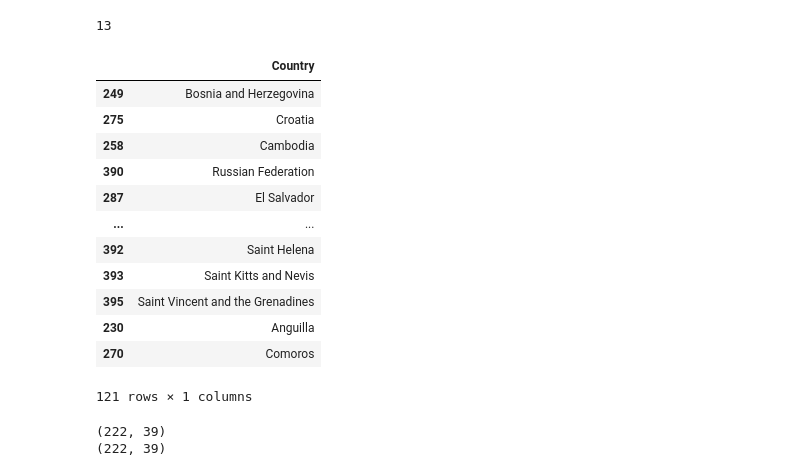
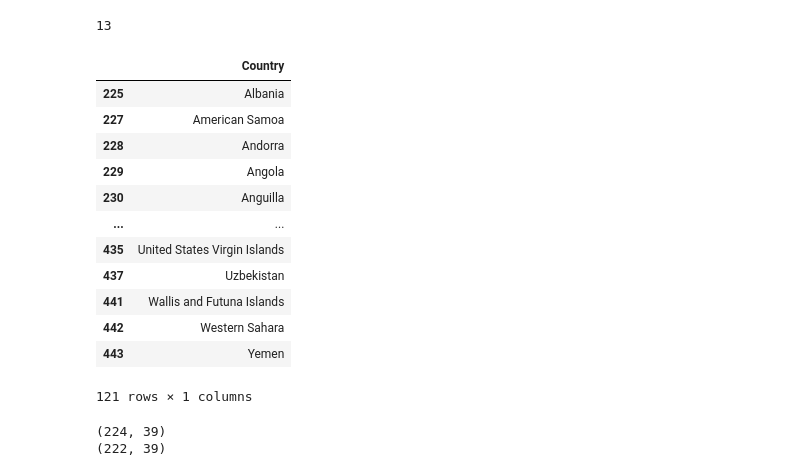
Before and after one commit to leangaurav/dsc_weekday_1, a Jupyter notebook: Assignments/shubham_k/sk_AustraliaImmigrantsPandas.ipynb, the cells around one changed output. Saved outputs shown, nothing was run; the diff lists cells and outputs as text; code cells hidden in the pictures.

```diff
--- a/Assignments/shubham_k/sk_AustraliaImmigrantsPandas.ipynb
+++ b/Assignments/shubham_k/sk_AustraliaImmigrantsPandas.ipynb
@@ -282,26 +282,26 @@ a.Country[a.Total==0].count()
 # %% [output]
 13
 # %%
-a.loc[a[a.columns[4:]].apply(lambda x:x==0).any(axis=1),['Country']]
+df_Australia.loc[df_Australia[df_Australia.columns[4:]].apply(lambda x:x==0).any(axis=1),['Country']]
 # %% [output]
 |  | Country |
-| 249 | Bosnia and Herzegovina |
-| 275 | Croatia |
-| 258 | Cambodia |
-| 390 | Russian Federation |
-| 287 | El Salvador |
+| 225 | Albania |
+| 227 | American Samoa |
+| 228 | Andorra |
+| 229 | Angola |
+| 230 | Anguilla |
 | ... | ... |
-| 392 | Saint Helena |
-| 393 | Saint Kitts and Nevis |
-| 395 | Saint Vincent and the Grenadines |
-| 230 | Anguilla |
-| 270 | Comoros |
+| 435 | United States Virgin Islands |
+| 437 | Uzbekistan |
+| 441 | Wallis and Futuna Islands |
+| 442 | Western Sahara |
+| 443 | Yemen |
 121 rows × 1 columns
 # %%
-print(a.shape)
-a.drop(a[a['AreaName'] == 'World'].index, inplace= True)
-print(a.shape)
+print(df_Australia.shape)
+df_Australia.drop(df_Australia[df_Australia['AreaName'] == 'World'].index, inplace= True)
+print(df_Australia.shape)
 # %% [output]
+(224, 39)
 (222, 39)
-(222, 39)
 # %%
```
Also changed, not shown: parts of 7 cells of this notebook.
